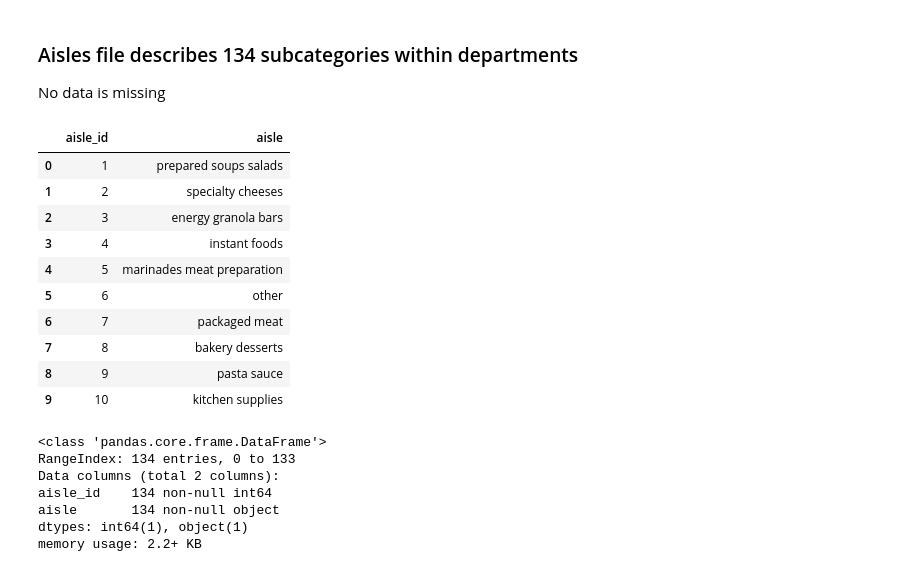
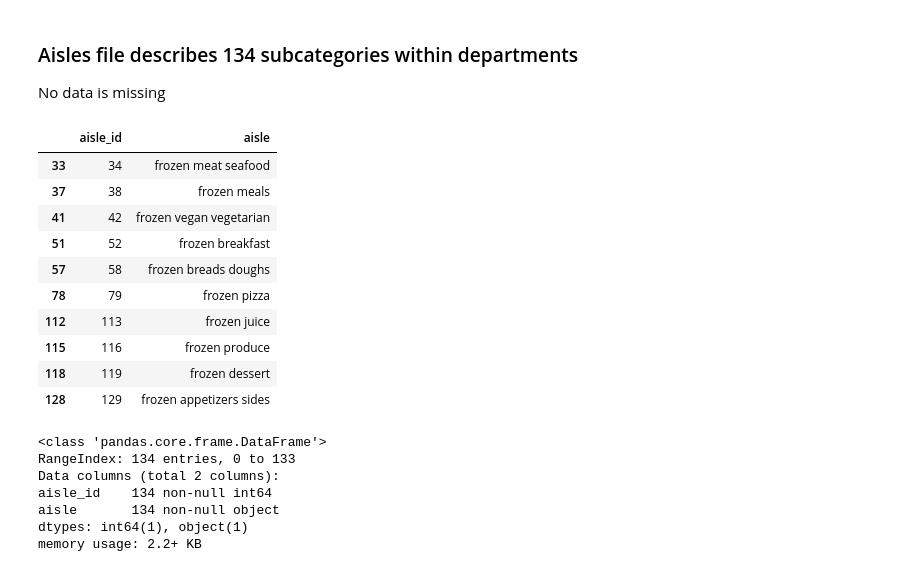
Before and after one commit to datafeelings/cuny_master_thesis, a Jupyter notebook: eda_initial.ipynb, the cells around one changed output. Saved outputs shown, nothing was run; the diff lists cells and outputs as text; code cells hidden in the pictures.

```diff
--- a/eda_initial.ipynb
+++ b/eda_initial.ipynb
@@ -9,11 +9,11 @@ import os
 # %%
 # Read all the files
 
-data_folder = "datasets_/instacart_2017_05_01/"
+data_folder = "input_data/"
 
 aisles = pd.read_csv(os.path.join(data_folder, "aisles.csv"))
 departments = pd.read_csv(os.path.join(data_folder, "departments.csv"))
-order_prod_train = pd.read_csv(os.path.join(data_folder, "order_products__train.csv"))
+# order_prod_train = pd.read_csv(os.path.join(data_folder, "order_products__train.csv"))
 
 products = pd.read_csv(os.path.join(data_folder, "products.csv"))
 
@@ -54,18 +54,19 @@ memory usage: 416.0+ bytes
 No data is missing
 # %%
 aisles.head(10)
+aisles[aisles.aisle.str.contains("frozen")]
 # %% [output]
 |  | aisle_id | aisle |
-| 0 | 1 | prepared soups salads |
-| 1 | 2 | specialty cheeses |
-| 2 | 3 | energy granola bars |
-| 3 | 4 | instant foods |
-| 4 | 5 | marinades meat preparation |
-| 5 | 6 | other |
-| 6 | 7 | packaged meat |
-| 7 | 8 | bakery desserts |
-| 8 | 9 | pasta sauce |
-| 9 | 10 | kitchen supplies |
+| 33 | 34 | frozen meat seafood |
+| 37 | 38 | frozen meals |
+| 41 | 42 | frozen vegan vegetarian |
+| 51 | 52 | frozen breakfast |
+| 57 | 58 | frozen breads doughs |
+| 78 | 79 | frozen pizza |
+| 112 | 113 | frozen juice |
+| 115 | 116 | frozen produce |
+| 118 | 119 | frozen dessert |
+| 128 | 129 | frozen appetizers sides |
 # %%
 aisles.info()
 # %% [output]
```
Also changed, not shown: parts of 7 cells of this notebook, 2 other files.
